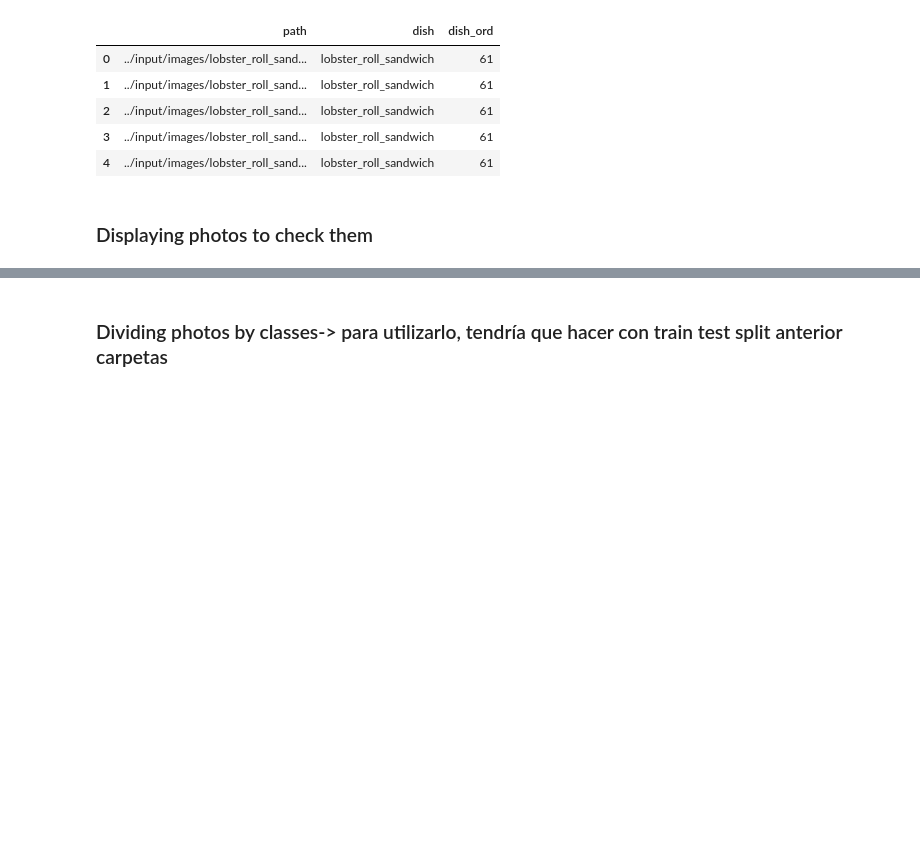
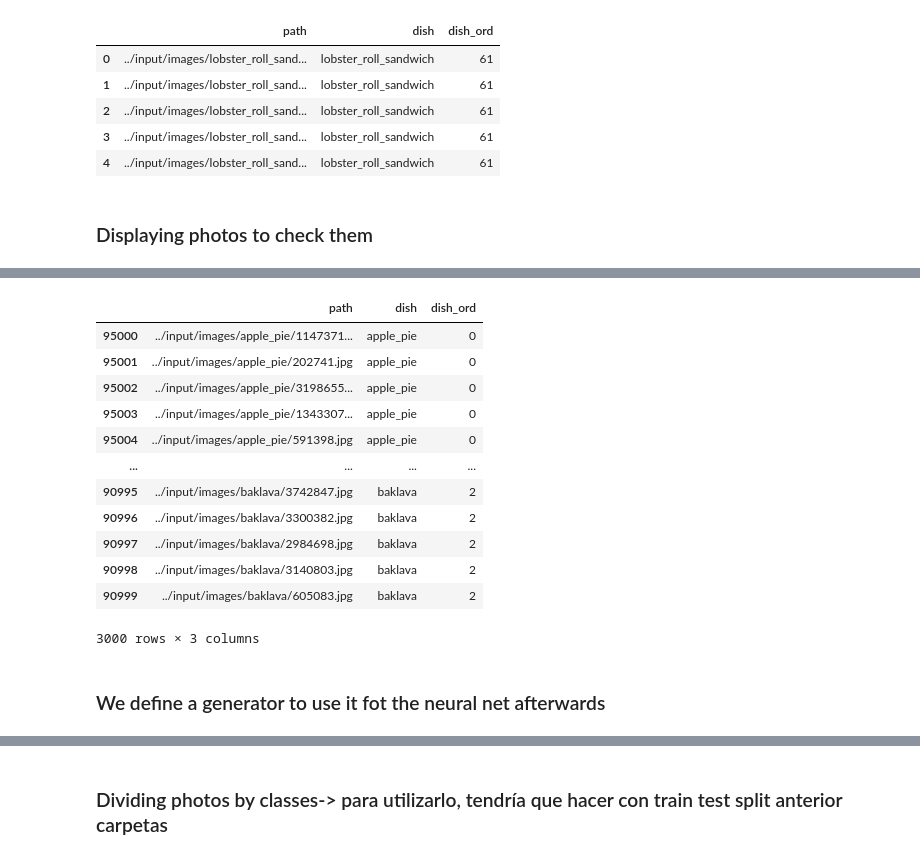
Before and after one commit to silviaherf/foodie_api, a Jupyter notebook: src/image_processing_part.ipynb, the cells around one changed output, grey strips where cells are left out. Cells and saved outputs as stored; diff of their text form; code cells hidden in the pictures; blank space fills up the shorter version.

```diff
--- a/src/image_processing_part.ipynb
+++ b/src/image_processing_part.ipynb
@@ -82,0 +87,20 @@ plt.imshow(imgbw, cmap="gray")
+# %%
+pictures_part=pictures[pictures['dish_ord']==0].append(pictures[pictures['dish_ord']==1]).append(pictures[pictures['dish_ord']==2])
+# %%
+pictures_part
+# %% [output]
+|  | path | dish | dish_ord |
+| 95000 | ../input/images/apple_pie/1147371... | apple_pie | 0 |
+| 95001 | ../input/images/apple_pie/202741.jpg | apple_pie | 0 |
+| 95002 | ../input/images/apple_pie/3198655... | apple_pie | 0 |
+| 95003 | ../input/images/apple_pie/1343307... | apple_pie | 0 |
+| 95004 | ../input/images/apple_pie/591398.jpg | apple_pie | 0 |
+| ... | ... | ... | ... |
+| 90995 | ../input/images/baklava/3742847.jpg | baklava | 2 |
+| 90996 | ../input/images/baklava/3300382.jpg | baklava | 2 |
+| 90997 | ../input/images/baklava/2984698.jpg | baklava | 2 |
+| 90998 | ../input/images/baklava/3140803.jpg | baklava | 2 |
+| 90999 | ../input/images/baklava/605083.jpg | baklava | 2 |
+3000 rows × 3 columns
+# %% [markdown]
+### We define a generator to use it fot the neural net afterwards
```
Also changed, not shown: parts of 29 cells of this notebook.
